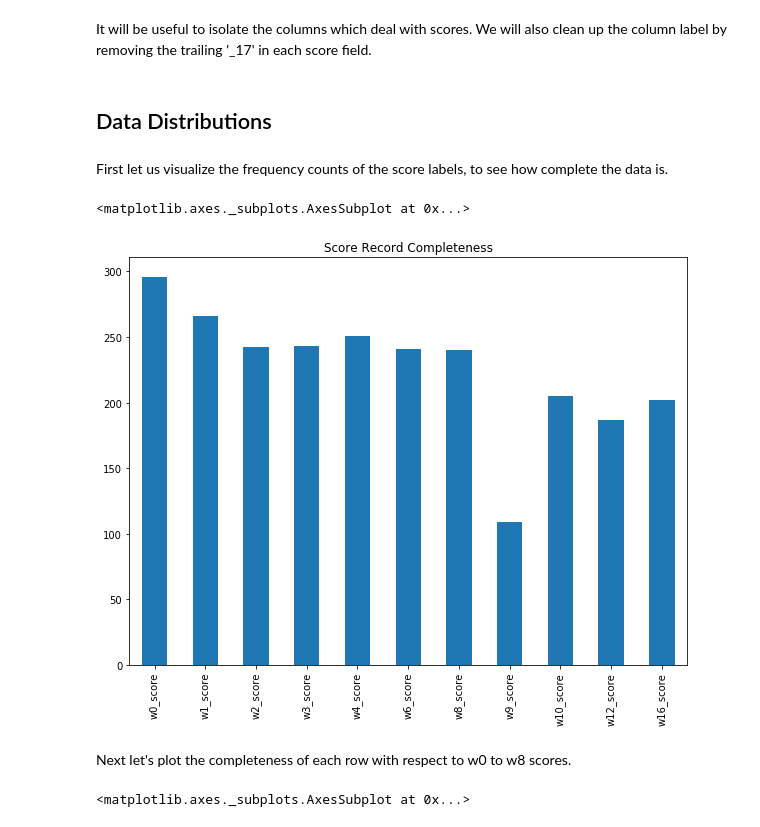
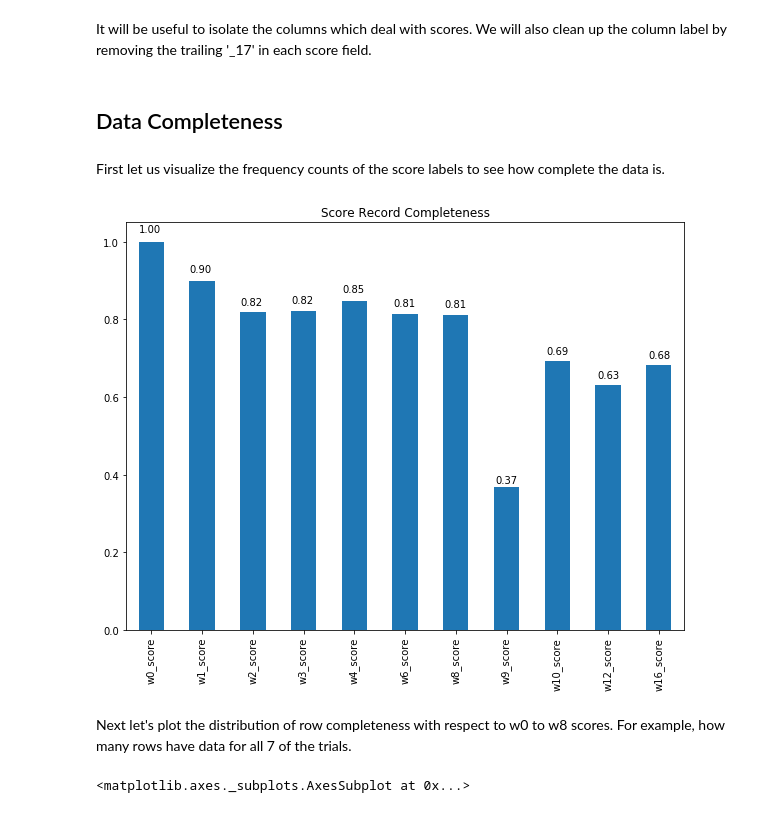
Before and after one commit to moduIo/Clinical-Depression-Study, a Jupyter notebook: main.ipynb, the cells around one changed output. Drawn from its saved outputs; the diff is of its cells as text; code cells hidden in the pictures.

Commit message:
Add more detailed markdown and plots

```diff
--- a/main.ipynb
+++ b/main.ipynb
@@ -8,5 +8,5 @@ import matplotlib.pyplot as plt
 # %% [markdown]
 First let us read the data into a pandas DataFrame.
 # %%
-original_data = pd.read_excel('data.xlsx')
+data = pd.read_excel('data.xlsx')
 # %%
@@ -16,22 +16,23 @@ Number of samples:  296
 # %% [markdown]
 It will be useful to isolate the columns which deal with scores.  We will also clean up the column label by removing the trailing '_17' in each score field.
 # %%
-score_cols = [col for col in original_data.columns if 'score' in col]
+score_cols = [col for col in data.columns if 'score' in col]
 
 # Replace trailing '_17' in label
 for i in range(len(score_cols)):
-    original_data.rename(columns={score_cols[i]: score_cols[i][:-3]}, inplace=True)
+    data.rename(columns={score_cols[i]: score_cols[i][:-3]}, inplace=True)
     score_cols[i] = score_cols[i][:-3]
 # %% [markdown]
-## Data Distributions
+## Data Completeness
 # %% [markdown]
-First let us visualize the frequency counts of the score labels, to see how complete the data is.
+First let us visualize the frequency counts of the score labels to see how complete the data is.
 # %%
-original_data[score_cols].count().plot(kind='bar', title='Score Record Completeness', figsize=(10,7.5))
+ax = (data[score_cols].count()/data.shape[0]).plot(kind='bar', title='Score Record Completeness', figsize=(10,7.5))
+for p in ax.patches:
+    ax.annotate(str(format(p.get_height(), '.2f')), (p.get_x() * 1.005, p.get_height() * 1.025))
 # %% [output]
-<matplotlib.axes._subplots.AxesSubplot at 0x...>
-[figure, old version]
+[figure, new version]
 # %% [markdown]
-Next let's plot the completeness of each row with respect to w0 to w8 scores.
+Next let's plot the distribution of row completeness with respect to w0 to w8 scores.  For example, how many rows have data for all 7 of the trials.
 # %%
 first_trial_scores = score_cols[:7]  # w0 to w8
```
Also changed, not shown: parts of 8 cells of this notebook.
